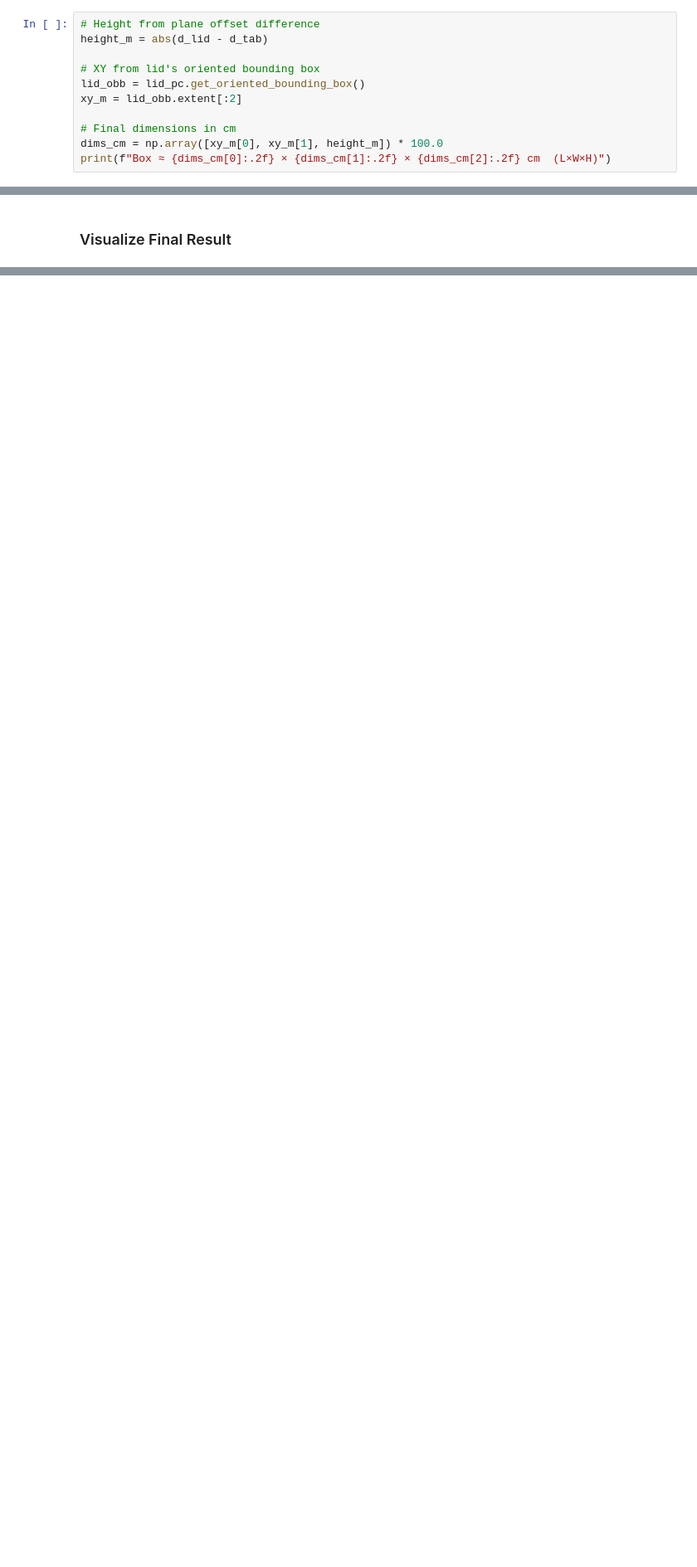
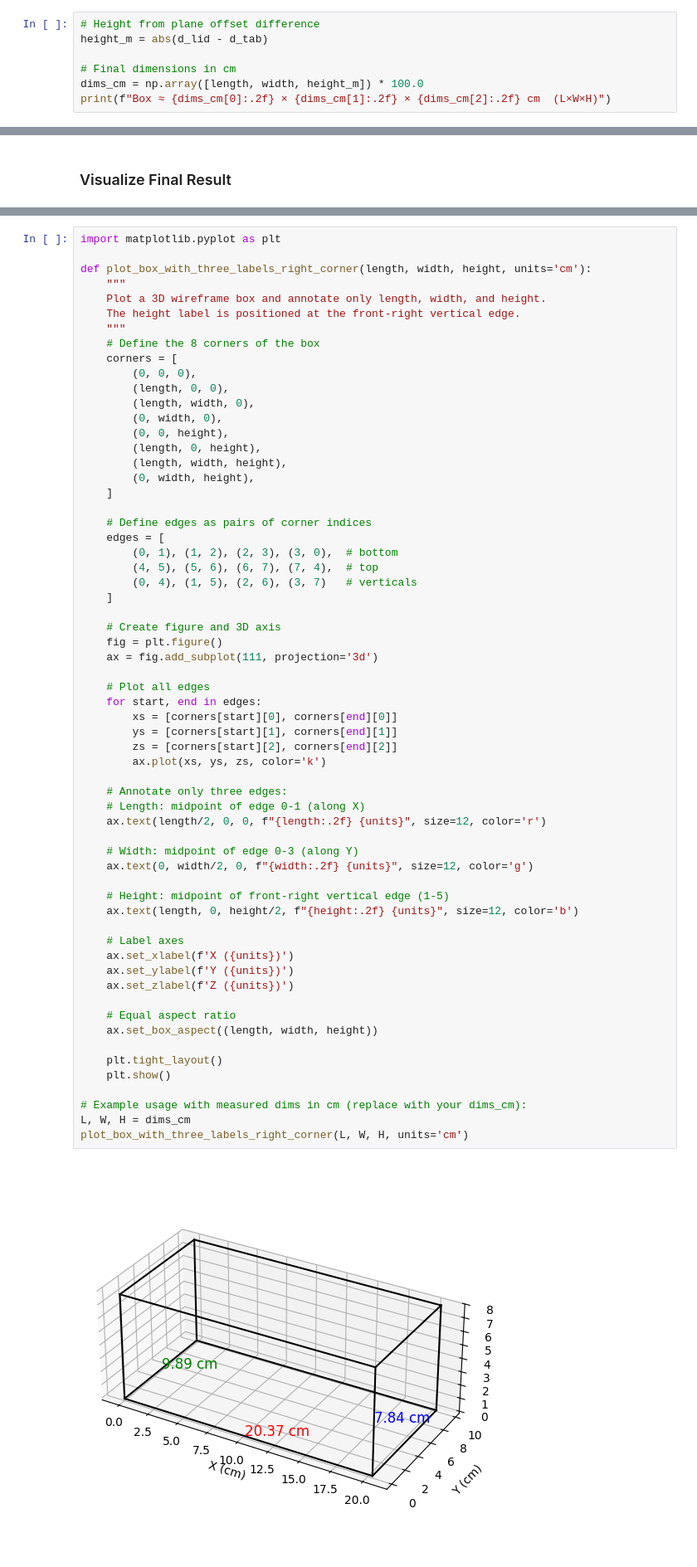
Before and after one commit to Isra3750/3D_project, a Jupyter notebook: Implementation_steps.ipynb, the cells around one changed output, grey strips where cells are left out. Shown at 83% size. Cells and saved outputs as stored; diff of their text form; blank space fills up the shorter version.

```diff
--- a/Implementation_steps.ipynb
+++ b/Implementation_steps.ipynb
@@ -170,11 +419,7 @@ o3d.visualization.draw_geometries([lid_pc, box_pc], window_name="Lid (Green) on
 # Height from plane offset difference
 height_m = abs(d_lid - d_tab)
 
-# XY from lid's oriented bounding box
-lid_obb = lid_pc.get_oriented_bounding_box()
-xy_m = lid_obb.extent[:2]
-
 # Final dimensions in cm
-dims_cm = np.array([xy_m[0], xy_m[1], height_m]) * 100.0
+dims_cm = np.array([length, width, height_m]) * 100.0
 print(f"Box ≈ {dims_cm[0]:.2f} × {dims_cm[1]:.2f} × {dims_cm[2]:.2f} cm  (L×W×H)")
 # %% [output]
@@ -210,0 +486,64 @@ o3d.visualization.draw_geometries(
+# %%
+import matplotlib.pyplot as plt
+
+def plot_box_with_three_labels_right_corner(length, width, height, units='cm'):
+    """
+    Plot a 3D wireframe box and annotate only length, width, and height.
+    The height label is positioned at the front-right vertical edge.
+    """
+    # Define the 8 corners of the box
+    corners = [
+        (0, 0, 0),
+        (length, 0, 0),
+        (length, width, 0),
+        (0, width, 0),
+        (0, 0, height),
+        (length, 0, height),
+        (length, width, height),
+        (0, width, height),
+    ]
+
+    # Define edges as pairs of corner indices
+    edges = [
+        (0, 1), (1, 2), (2, 3), (3, 0),  # bottom
+        (4, 5), (5, 6), (6, 7), (7, 4),  # top
+        (0, 4), (1, 5), (2, 6), (3, 7)   # verticals
+    ]
+
+    # Create figure and 3D axis
+    fig = plt.figure()
+    ax = fig.add_subplot(111, projection='3d')
+
+    # Plot all edges
+    for start, end in edges:
+        xs = [corners[start][0], corners[end][0]]
+        ys = [corners[start][1], corners[end][1]]
+        zs = [corners[start][2], corners[end][2]]
+        ax.plot(xs, ys, zs, color='k')
+
+    # Annotate only three edges:
+    # Length: midpoint of edge 0-1 (along X)
+    ax.text(length/2, 0, 0, f"{length:.2f} {units}", size=12, color='r')
+
+    # Width: midpoint of edge 0-3 (along Y)
+    ax.text(0, width/2, 0, f"{width:.2f} {units}", size=12, color='g')
+
+    # Height: midpoint of front-right vertical edge (1-5)
+    ax.text(length, 0, height/2, f"{height:.2f} {units}", size=12, color='b')
+
+    # Label axes
+    ax.set_xlabel(f'X ({units})')
+    ax.set_ylabel(f'Y ({units})')
+    ax.set_zlabel(f'Z ({units})')
+
+    # Equal aspect ratio
+    ax.set_box_aspect((length, width, height))
+
+    plt.tight_layout()
+    plt.show()
+
+# Example usage with measured dims in cm (replace with your dims_cm):
+L, W, H = dims_cm
+plot_box_with_three_labels_right_corner(L, W, H, units='cm')
+# %% [output]
+[figure, added]
```
Also changed, not shown: parts of 21 cells of this notebook, 2 other files.
